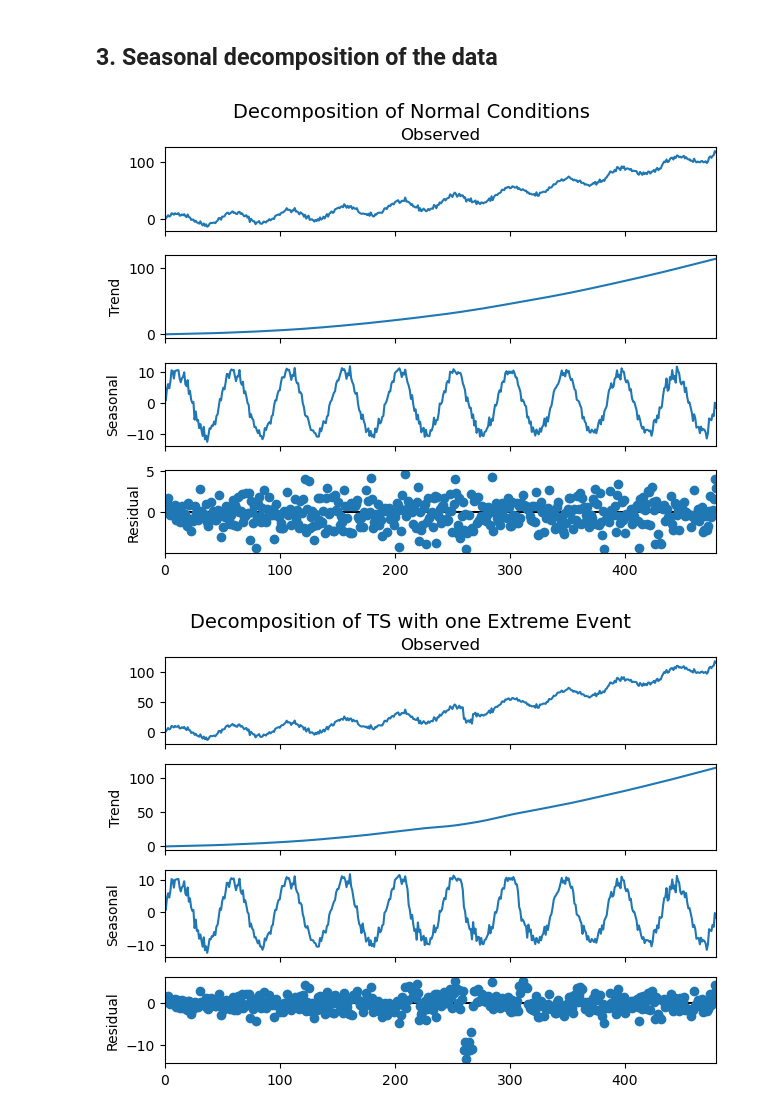
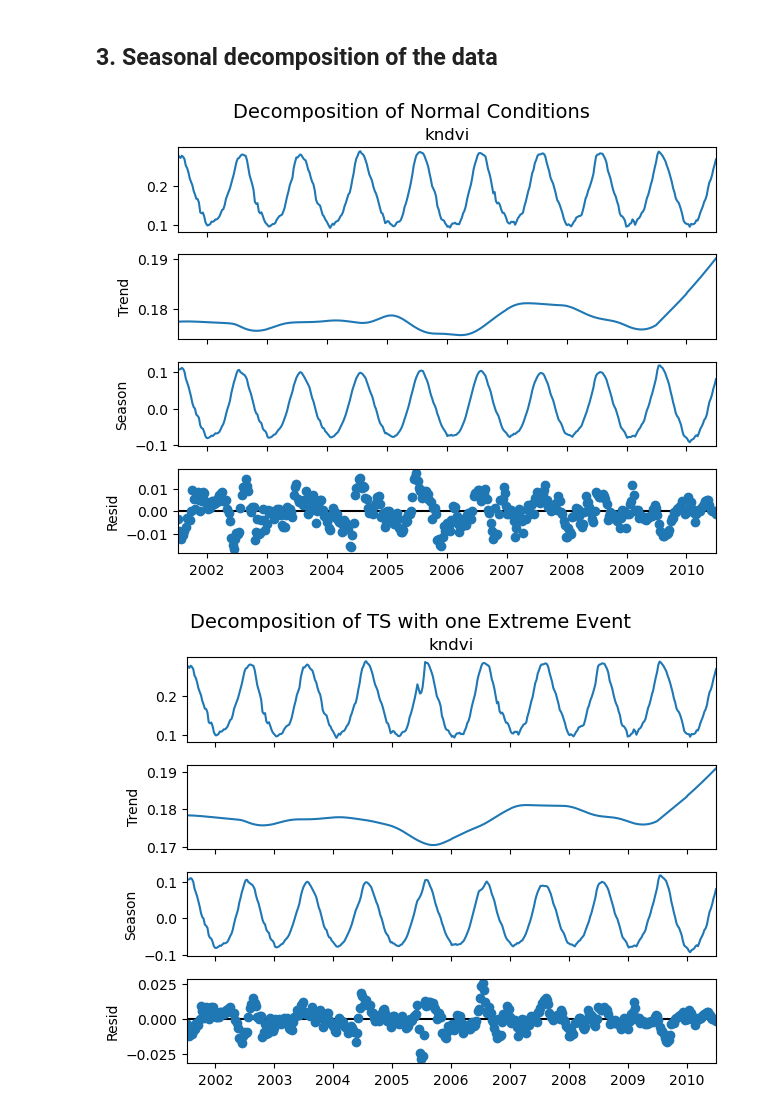
Before and after one commit to bgrandt/masters_thesis, a Jupyter notebook: 2_data_preprocessing.ipynb, the cells around one changed output. Drawn from its saved outputs; the diff is of its cells as text; code cells hidden in the pictures.

Commit message:
finished decomposition optimization

```diff
--- a/2_data_preprocessing.ipynb
+++ b/2_data_preprocessing.ipynb
@@ -116,0 +101,26 @@ mumbai_precipitation_melted.plot()
+# %%
+# Import kndvi time series netcdf
+ts = xr.open_dataset('data/ts_kndvi_10y.nc')
+
+series_normal = ts['kndvi'].mean(dim="location")
+
+# Convert to series
+series_normal = series_normal.to_series()
+# %%
+# Seasonality with extreme year
+series_extreme = series_normal.copy()
+
+# Start and end date of anomaly  in summer
+start_date = '2005-06-01'
+end_date = '2005-07-31'
+
+# Create date range for anomaly
+anomaly_index = series_extreme.loc[start_date:end_date].index
+n = len(anomaly_index)
+
+# Generate a smooth anomaly: half-sine curve scaled to max depth
+depth = 0.07  # Max amount to subtract
+curve = depth * np.sin(np.linspace(0, np.pi, n))
+
+# Subtract the curve
+series_extreme.loc[anomaly_index] -= curve
@@ -128,15 +153,12 @@ dec_monsoon = STL(mumbai_precipitation_melted.loc['1990':'2000'], period=12).fit
 # %%
 # Plot decompositions
 fig1 = dec_normal.plot()
 fig1.suptitle("Decomposition of Normal Conditions", fontsize=14, y=1.02)
 
 fig2 = dec_extreme.plot()
 fig2.suptitle("Decomposition of TS with one Extreme Event", fontsize=14, y=1.02)
 
-fig3 = dec_monsoon.plot()
-fig3.suptitle("Decomposition of Monsoon Conditions", fontsize=14, y=1.02)
-
 plt.show()
 # %% [output]
-[figure, old version]
+[figure, new version]
-[figure, old version]
+[figure, new version]
```
Also changed, not shown: parts of 43 cells of this notebook, 5 other files.
